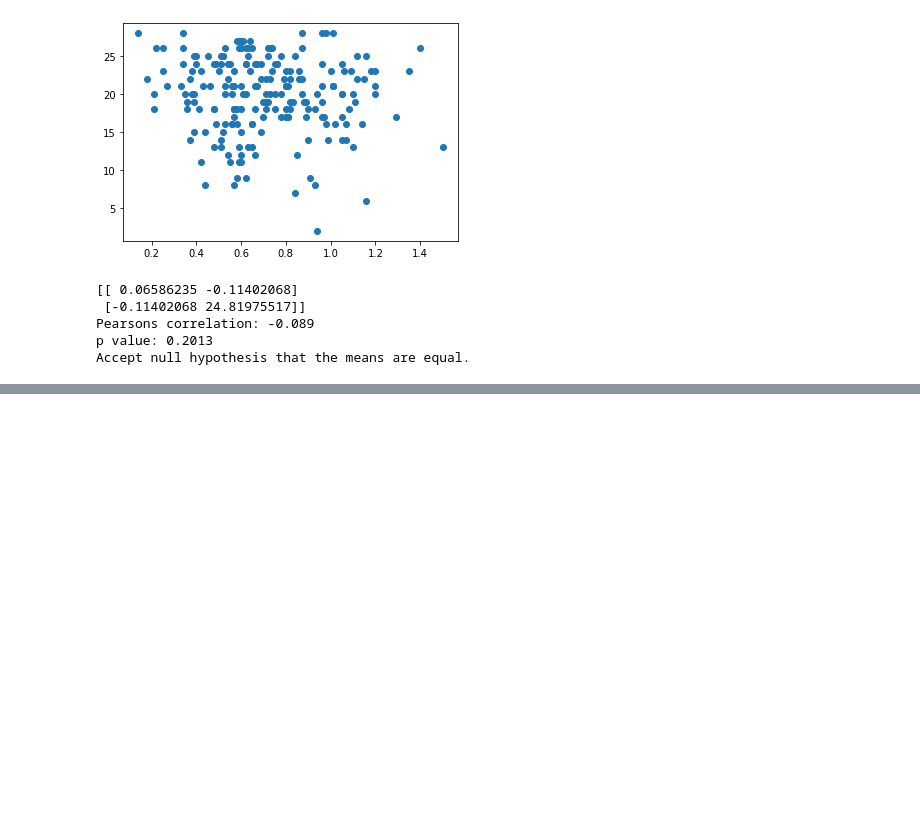
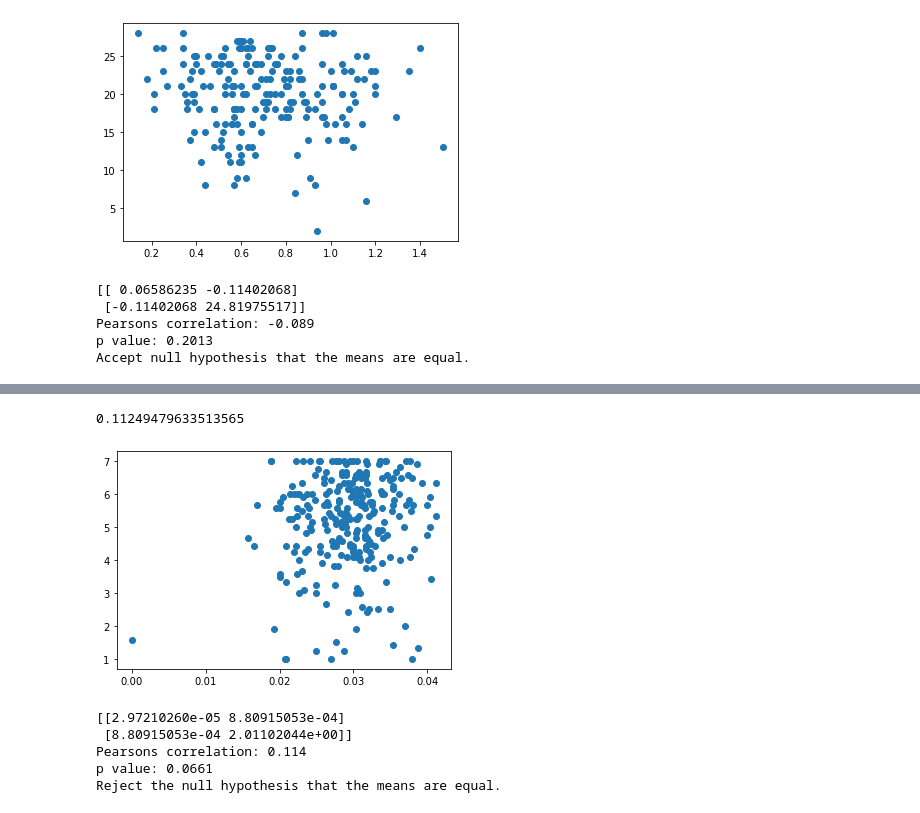
Before and after one commit to fareri-lab/WTP_CardTask, a Jupyter notebook: APS/APS_WTP.ipynb, the cells around one changed output, grey strips where cells are left out. Drawn from its saved outputs; the diff is of its cells as text; code cells hidden in the pictures; blank space fills up the shorter version.

```diff
--- a/APS/APS_WTP.ipynb
+++ b/APS/APS_WTP.ipynb
@@ -2809,0 +2934,18 @@ else:
+# %%
+#calculate effect size- cohens d
+
+cohens_d = (mean(socialavg) - mean(nonsocialavg)) / (sqrt((stdev(socialavg) ** 2 + stdev(nonsocialavg) ** 2) / 2))
+
+print(cohens_d)
+# %% [output]
+0.11249479633513565
+# %%
+prop_social = pd.to_numeric(balanced_wtpdata['prop_social'])
+aq = pd.to_numeric(balanced_wtpdata.AQ) #autism quotient
+mspss = pd.to_numeric(balanced_wtpdata.MSPSS) #perceived social support
+iri_pd = pd.to_numeric(balanced_wtpdata.IRI_PD)
+iri_fs= pd.to_numeric(balanced_wtpdata.IRI_FS)
+iri_ec= pd.to_numeric(balanced_wtpdata.IRI_EC)
+iri_pt=pd.to_numeric(balanced_wtpdata.IRI_PT)
+socialavg = pd.to_numeric(socialavg)
+nonsocialavg=pd.to_numeric(nonsocialavg)
@@ -2809,0 +2954,22 @@ else:
+# %%
+# avg amount spent on social / mspss
+pyplot.scatter(socialavg, mspss)
+pyplot.show()
+covariance = cov(socialavg, mspss)
+print(covariance)
+corr, _ = pearsonr(socialavg, mspss)
+print('Pearsons correlation: %.3f' % corr)
+r,p = scipy.stats.pearsonr(socialavg, mspss)
+print('p value: %.4f' % p)
+alpha = 0.10
+if p > alpha:
+	print('Accept null hypothesis that the means are equal.')
+else:
+    print('Reject the null hypothesis that the means are equal.')
+# %% [output]
+[figure, added]
+[[2.97210260e-05 8.80915053e-04]
+ [8.80915053e-04 2.01102044e+00]]
+Pearsons correlation: 0.114
+p value: 0.0661
+Reject the null hypothesis that the means are equal.
```
Also changed, not shown: parts of 68 cells of this notebook.
